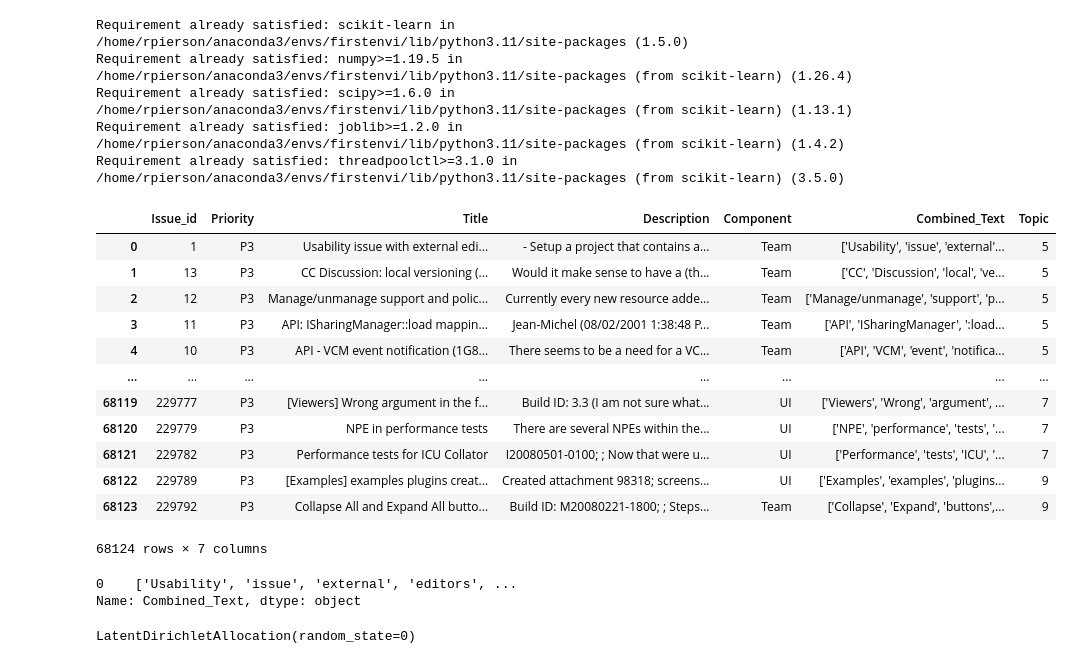
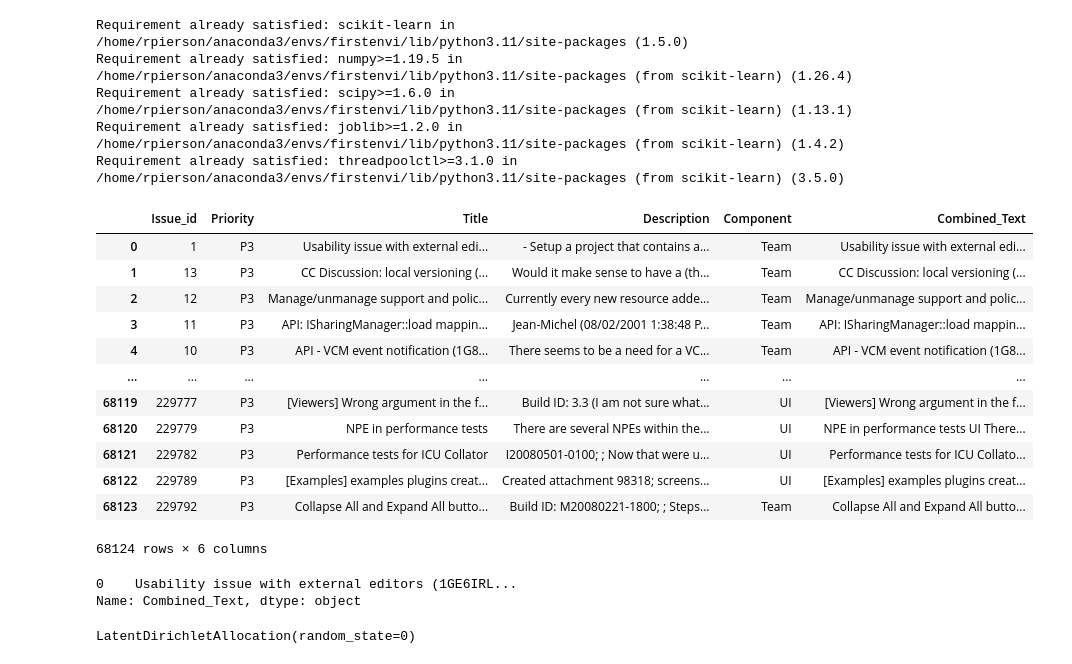
Before and after one commit to qas-lab/PiersonREU, a Jupyter notebook: Topic_Modeling_Example_Method.ipynb, the cells around one changed output. Cells and saved outputs as stored; diff of their text form; code cells hidden in the pictures.

Commit message:
Added GaussianNB Version, added other adjustments accordingly

```diff
--- a/Topic_Modeling_Example_Method.ipynb
+++ b/Topic_Modeling_Example_Method.ipynb
@@ -18,25 +18,26 @@ to_train = pd.read_csv('/home/rpierson/PiersonREU/extracted/train_dataset.csv')
 data = to_train.copy()
 priority = pd.read_csv('/home/rpierson/PiersonREU/extracted/train_priority.csv')
 # %%
+data['Combined_Text'] = data["Title"] + " " + data["Component"] + " " + data["Description"]
 data
 # %% [output]
-|  | Issue_id | Priority | Title | Description | Component | Combined_Text | Topic |
-| 0 | 1 | P3 | Usability issue with external edi... | - Setup a project that contains a... | Team | ['Usability', 'issue', 'external'... | 5 |
-| 1 | 13 | P3 | CC Discussion: local versioning (... | Would it make sense to have a (th... | Team | ['CC', 'Discussion', 'local', 've... | 5 |
-| 2 | 12 | P3 | Manage/unmanage support and polic... | Currently every new resource adde... | Team | ['Manage/unmanage', 'support', 'p... | 5 |
-| 3 | 11 | P3 | API: ISharingManager::load mappin... | Jean-Michel (08/02/2001 1:38:48 P... | Team | ['API', 'ISharingManager', ':load... | 5 |
-| 4 | 10 | P3 | API - VCM event notification (1G8... | There seems to be a need for a VC... | Team | ['API', 'VCM', 'event', 'notifica... | 5 |
-| ... | ... | ... | ... | ... | ... | ... | ... |
-| 68119 | 229777 | P3 | [Viewers] Wrong argument in the f... | Build ID: 3.3 (I am not sure what... | UI | ['Viewers', 'Wrong', 'argument', ... | 7 |
-| 68120 | 229779 | P3 | NPE in performance tests | There are several NPEs within the... | UI | ['NPE', 'performance', 'tests', '... | 7 |
-| 68121 | 229782 | P3 | Performance tests for ICU Collator | I20080501-0100; ; Now that were u... | UI | ['Performance', 'tests', 'ICU', '... | 7 |
-| 68122 | 229789 | P3 | [Examples] examples plugins creat... | Created attachment 98318; screens... | UI | ['Examples', 'examples', 'plugins... | 9 |
-| 68123 | 229792 | P3 | Collapse All and Expand All butto... | Build ID: M20080221-1800; ; Steps... | Team | ['Collapse', 'Expand', 'buttons',... | 9 |
+|  | Issue_id | Priority | Title | Description | Component | Combined_Text |
+| 0 | 1 | P3 | Usability issue with external edi... | - Setup a project that contains a... | Team | Usability issue with external edi... |
+| 1 | 13 | P3 | CC Discussion: local versioning (... | Would it make sense to have a (th... | Team | CC Discussion: local versioning (... |
+| 2 | 12 | P3 | Manage/unmanage support and polic... | Currently every new resource adde... | Team | Manage/unmanage support and polic... |
+| 3 | 11 | P3 | API: ISharingManager::load mappin... | Jean-Michel (08/02/2001 1:38:48 P... | Team | API: ISharingManager::load mappin... |
+| 4 | 10 | P3 | API - VCM event notification (1G8... | There seems to be a need for a VC... | Team | API - VCM event notification (1G8... |
+| ... | ... | ... | ... | ... | ... | ... |
+| 68119 | 229777 | P3 | [Viewers] Wrong argument in the f... | Build ID: 3.3 (I am not sure what... | UI | [Viewers] Wrong argument in the f... |
+| 68120 | 229779 | P3 | NPE in performance tests | There are several NPEs within the... | UI | NPE in performance tests UI There... |
+| 68121 | 229782 | P3 | Performance tests for ICU Collator | I20080501-0100; ; Now that were u... | UI | Performance tests for ICU Collato... |
+| 68122 | 229789 | P3 | [Examples] examples plugins creat... | Created attachment 98318; screens... | UI | [Examples] examples plugins creat... |
+| 68123 | 229792 | P3 | Collapse All and Expand All butto... | Build ID: M20080221-1800; ; Steps... | Team | Collapse All and Expand All butto... |
-68124 rows × 7 columns
+68124 rows × 6 columns
 # %%
 data['Combined_Text'][0:1]
 # %% [output]
-0    ['Usability', 'issue', 'external', 'editors', ...
+0    Usability issue with external editors (1GE6IRL...
 Name: Combined_Text, dtype: object
 # %%
 texts = data['Combined_Text'].tolist()
```
Also changed, not shown: parts of 4 cells of this notebook, 22 other files.
